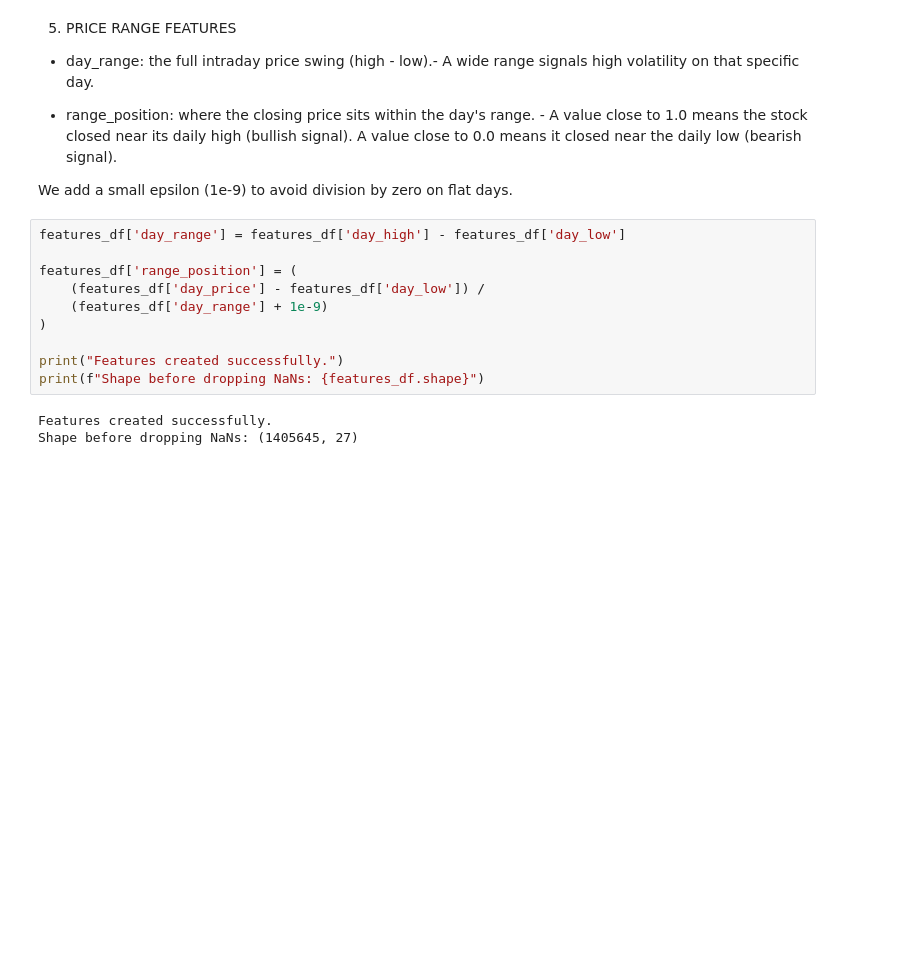
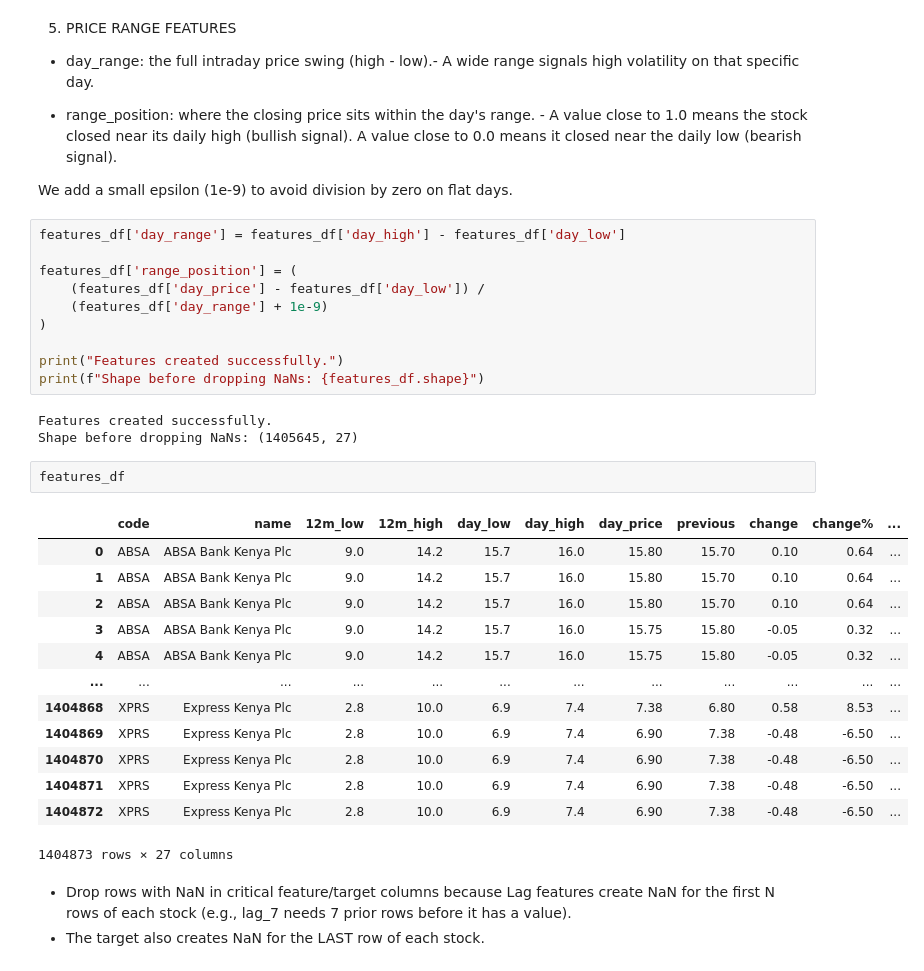
Before and after one commit to Assesa44/Stock-Market-Prediction, a Jupyter notebook: notebooks/business_understanding.ipynb, the cells around one changed output. Drawn from its saved outputs; the diff is of its cells as text; blank space fills up the shorter version.

```diff
--- a/notebooks/business_understanding.ipynb
+++ b/notebooks/business_understanding.ipynb
@@ -1259,3 +1259,22 @@ print(f"Shape before dropping NaNs: {features_df.shape}")
 # %% [output]
 Features created successfully.
 Shape before dropping NaNs: (1405645, 27)
+# %%
+features_df
+# %% [output]
+|  | code | name | 12m_low | 12m_high | day_low | day_high | day_price | previous | change | change% | ... |
+| 0 | ABSA | ABSA Bank Kenya Plc | 9.0 | 14.2 | 15.7 | 16.0 | 15.80 | 15.70 | 0.10 | 0.64 | ... |
+| 1 | ABSA | ABSA Bank Kenya Plc | 9.0 | 14.2 | 15.7 | 16.0 | 15.80 | 15.70 | 0.10 | 0.64 | ... |
+| 2 | ABSA | ABSA Bank Kenya Plc | 9.0 | 14.2 | 15.7 | 16.0 | 15.80 | 15.70 | 0.10 | 0.64 | ... |
+| 3 | ABSA | ABSA Bank Kenya Plc | 9.0 | 14.2 | 15.7 | 16.0 | 15.75 | 15.80 | -0.05 | 0.32 | ... |
+| 4 | ABSA | ABSA Bank Kenya Plc | 9.0 | 14.2 | 15.7 | 16.0 | 15.75 | 15.80 | -0.05 | 0.32 | ... |
+| ... | ... | ... | ... | ... | ... | ... | ... | ... | ... | ... | ... |
+| 1404868 | XPRS | Express Kenya Plc | 2.8 | 10.0 | 6.9 | 7.4 | 7.38 | 6.80 | 0.58 | 8.53 | ... |
+| 1404869 | XPRS | Express Kenya Plc | 2.8 | 10.0 | 6.9 | 7.4 | 6.90 | 7.38 | -0.48 | -6.50 | ... |
+| 1404870 | XPRS | Express Kenya Plc | 2.8 | 10.0 | 6.9 | 7.4 | 6.90 | 7.38 | -0.48 | -6.50 | ... |
+| 1404871 | XPRS | Express Kenya Plc | 2.8 | 10.0 | 6.9 | 7.4 | 6.90 | 7.38 | -0.48 | -6.50 | ... |
+| 1404872 | XPRS | Express Kenya Plc | 2.8 | 10.0 | 6.9 | 7.4 | 6.90 | 7.38 | -0.48 | -6.50 | ... |
+1404873 rows × 27 columns
+# %% [markdown]
+- Drop rows with NaN in critical feature/target columns because Lag features create NaN for the first N rows of each stock (e.g., lag_7 needs 7 prior rows before it has a value).
+- The target also creates NaN for the LAST row of each stock.
```
Also changed, not shown: parts of 5 cells of this notebook.
